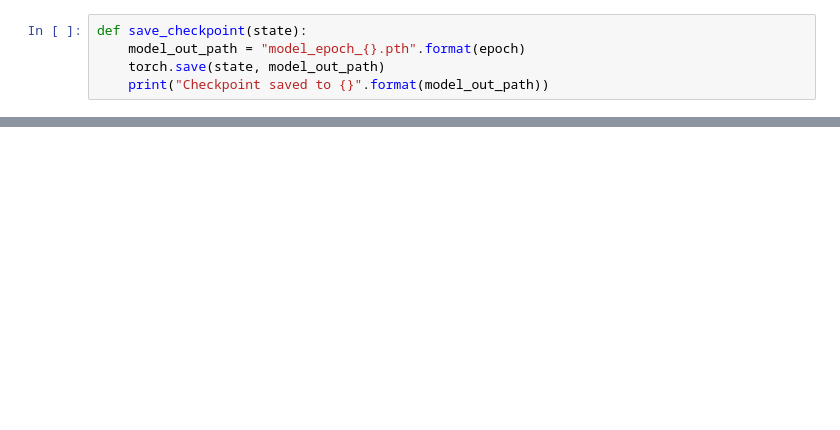
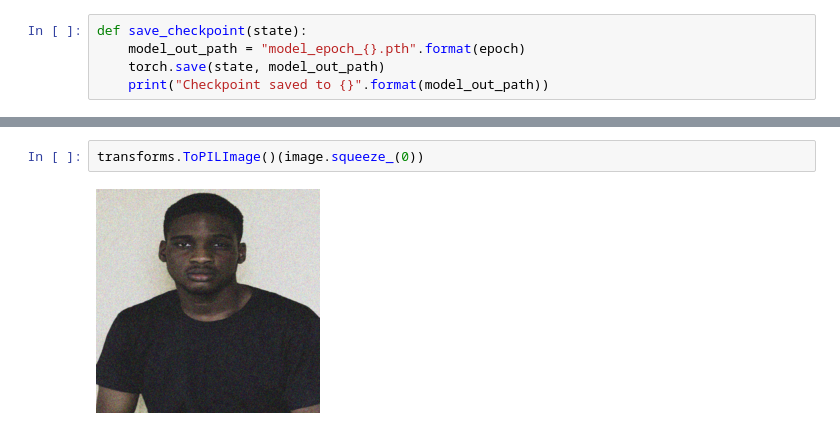
Before and after one commit to olaleyeayoola/DnCNN-Pytorch, a Jupyter notebook: DnCNN.ipynb, the cells around one changed output, grey strips where cells are left out. Saved outputs shown, nothing was run; the diff lists cells and outputs as text; blank space fills up the shorter version.

```diff
--- a/DnCNN.ipynb
+++ b/DnCNN.ipynb
@@ -227,0 +230,4 @@ predict(model, image)
+# %%
+transforms.ToPILImage()(image.squeeze_(0))
+# %% [output]
+[figure, added]
```
Also changed, not shown: parts of 15 cells of this notebook, 4 other files.
